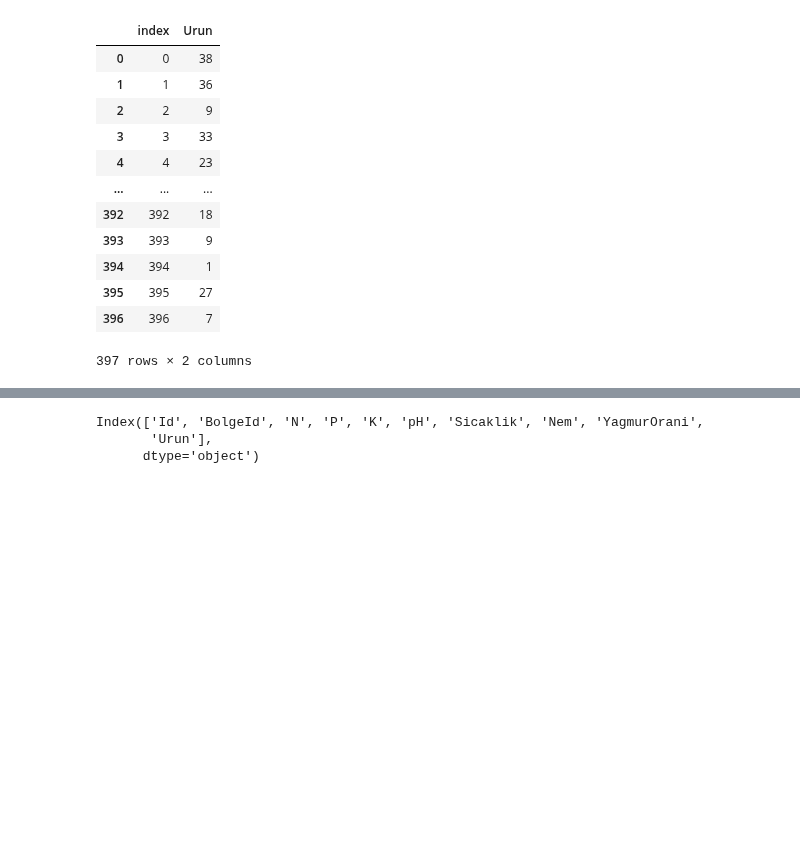
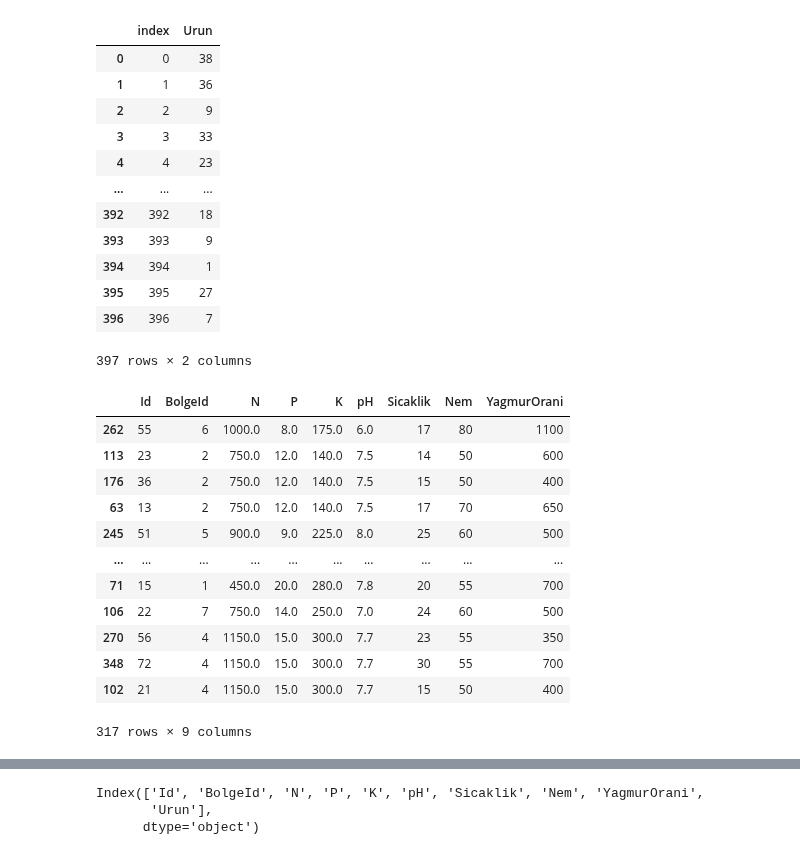
Before and after one commit to ketemizceri/zirAI, a Jupyter notebook: OneriBackend.ipynb, the cells around one changed output, grey strips where cells are left out. Saved outputs shown, nothing was run; the diff lists cells and outputs as text; code cells hidden in the pictures; blank space fills up the shorter version.

```diff
--- a/OneriBackend.ipynb
+++ b/OneriBackend.ipynb
@@ -169,0 +170,16 @@ X_train, X_test, y_train, y_test =train_test_split(X,y,test_size=0.2,random_stat
+# %%
+X_train # modeli eğitmek için
+# %% [output]
+|  | Id | BolgeId | N | P | K | pH | Sicaklik | Nem | YagmurOrani |
+| 262 | 55 | 6 | 1000.0 | 8.0 | 175.0 | 6.0 | 17 | 80 | 1100 |
+| 113 | 23 | 2 | 750.0 | 12.0 | 140.0 | 7.5 | 14 | 50 | 600 |
+| 176 | 36 | 2 | 750.0 | 12.0 | 140.0 | 7.5 | 15 | 50 | 400 |
+| 63 | 13 | 2 | 750.0 | 12.0 | 140.0 | 7.5 | 17 | 70 | 650 |
+| 245 | 51 | 5 | 900.0 | 9.0 | 225.0 | 8.0 | 25 | 60 | 500 |
+| ... | ... | ... | ... | ... | ... | ... | ... | ... | ... |
+| 71 | 15 | 1 | 450.0 | 20.0 | 280.0 | 7.8 | 20 | 55 | 700 |
+| 106 | 22 | 7 | 750.0 | 14.0 | 250.0 | 7.0 | 24 | 60 | 500 |
+| 270 | 56 | 4 | 1150.0 | 15.0 | 300.0 | 7.7 | 23 | 55 | 350 |
+| 348 | 72 | 4 | 1150.0 | 15.0 | 300.0 | 7.7 | 30 | 55 | 700 |
+| 102 | 21 | 4 | 1150.0 | 15.0 | 300.0 | 7.7 | 15 | 50 | 400 |
+317 rows × 9 columns
```
Also changed, not shown: parts of 25 cells of this notebook.
